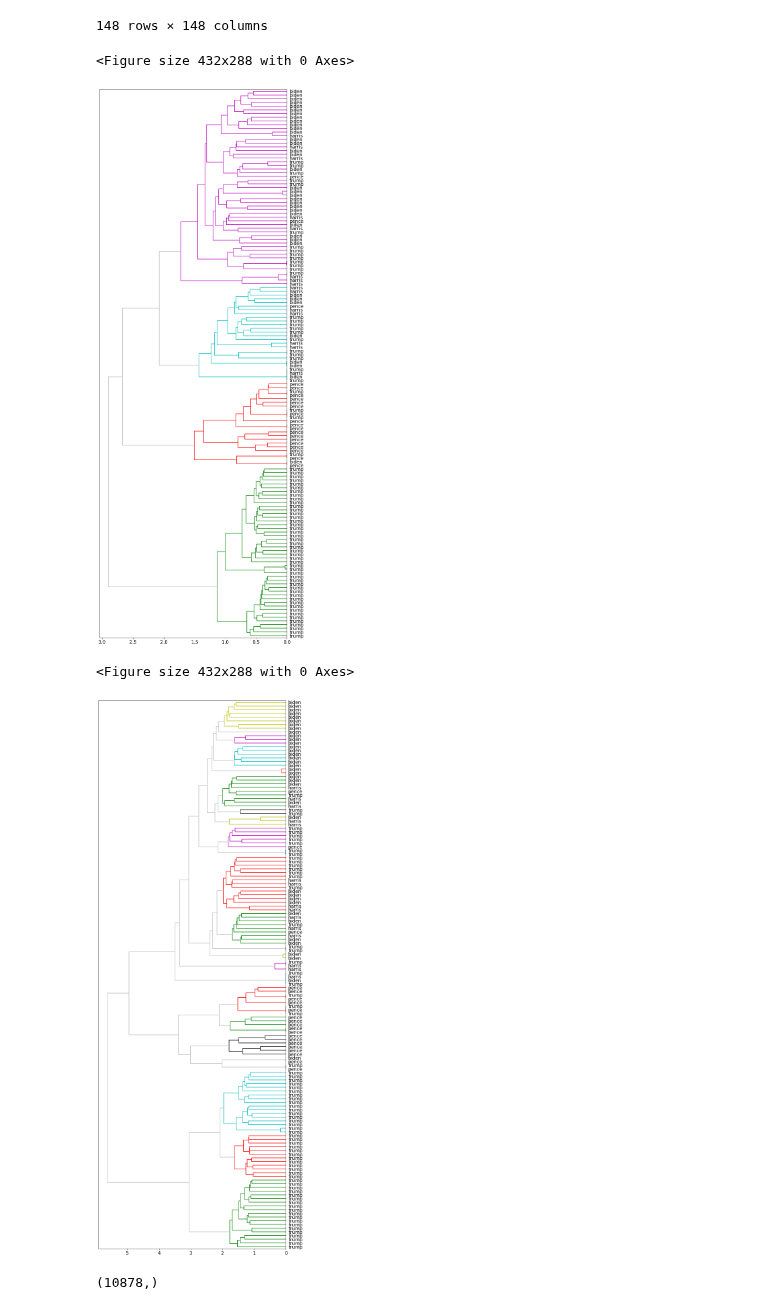
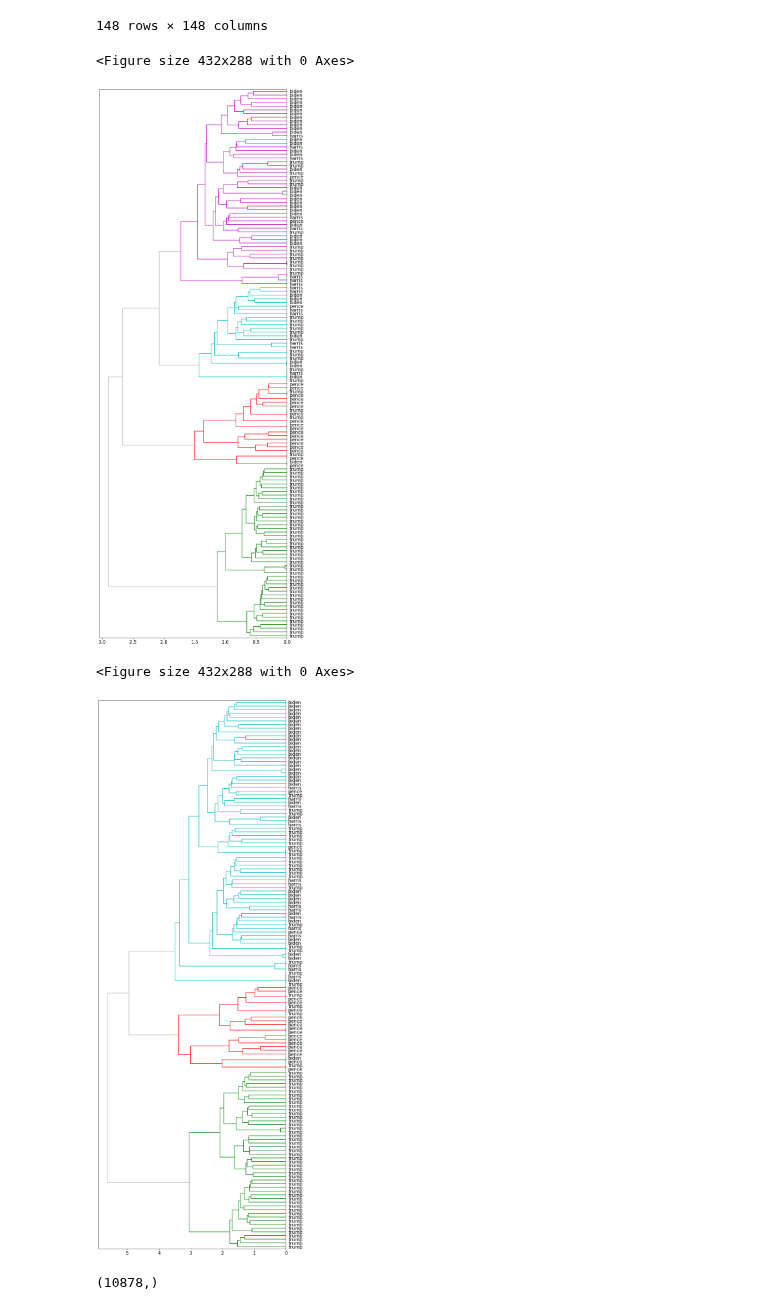
Before and after one commit to kfinity/capstone-speeches, a Jupyter notebook: top_tfidf_with_ngrams.ipynb, the cells around one changed output. Saved outputs shown, nothing was run; the diff lists cells and outputs as text; code cells hidden in the pictures.

```diff
--- a/top_tfidf_with_ngrams.ipynb
+++ b/top_tfidf_with_ngrams.ipynb
@@ -273,23 +273,23 @@ def hca(sims, linkage_method='ward', color_thresh=.3, figsize=(10, 30)):
 # %%
 from scipy.spatial.distance import pdist
 from matplotlib import pyplot as plt
 
 L1 = all_sp.apply(lambda x: x / x.sum(), 1)
 
 PAIRS = pd.DataFrame(index=pd.MultiIndex.from_product([bow.index.tolist(), bow.index.tolist()])).reset_index()
 PAIRS = PAIRS[PAIRS.level_0 < PAIRS.level_1].set_index(['level_0','level_1'])
 PAIRS.index.names = ['speech_a', 'speech_b']
 
 PAIRS['cosine'] = pdist(L1, 'cosine')
 PAIRS['cityblock'] = pdist(L1, 'cityblock')
 
 hca(PAIRS['cosine'], color_thresh=2)
-hca(PAIRS['cityblock'], color_thresh=2)
+hca(PAIRS['cityblock'], color_thresh=4.6)
 # %% [output]
 <Figure size 432x288 with 0 Axes>
 [figure]
 <Figure size 432x288 with 0 Axes>
-[figure, old version]
+[figure, new version]
 # %%
 pdist(L1, 'cosine').shape
 # %% [output]
```
Also changed, not shown: 2 other files.
